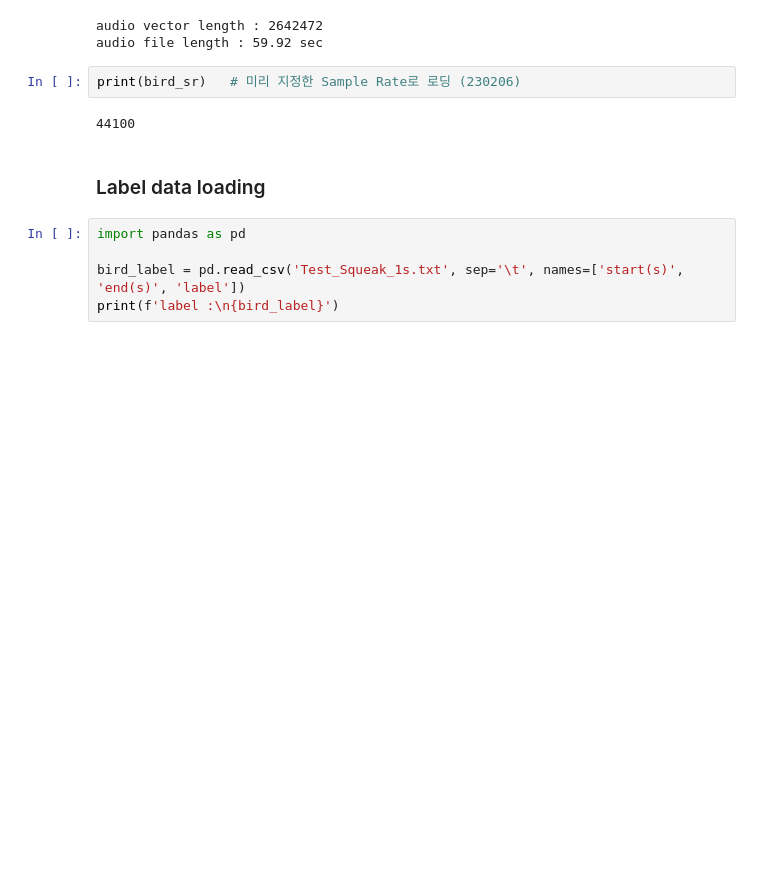
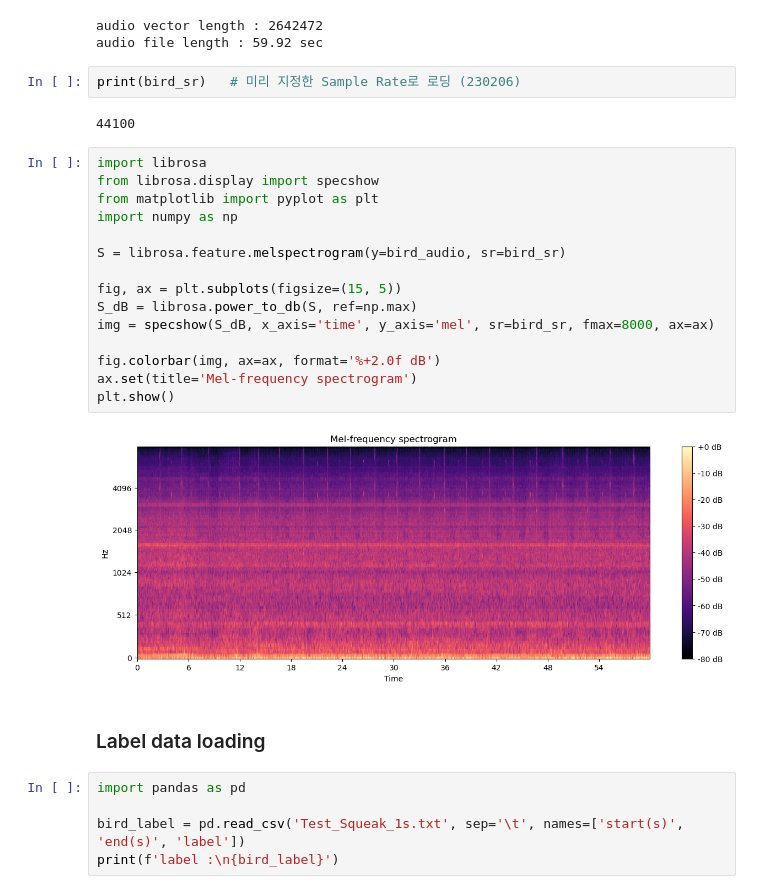
Before and after one commit to wontaeleeterry/Audio_PyTorch_Pjt, a Jupyter notebook: Sound_Frame_Labeling_Stride_230203_new_sound_sample_New_Sample_Rate_230206.ipynb, the cells around one changed output. Cells and saved outputs as stored; diff of their text form; blank space fills up the shorter version.

```diff
--- a/Sound_Frame_Labeling_Stride_230203_new_sound_sample_New_Sample_Rate_230206.ipynb
+++ b/Sound_Frame_Labeling_Stride_230203_new_sound_sample_New_Sample_Rate_230206.ipynb
@@ -14,6 +14,23 @@ audio file length : 59.92 sec
 print(bird_sr)   # 미리 지정한 Sample Rate로 로딩 (230206)
 # %% [output]
 44100
+# %%
+import librosa
+from librosa.display import specshow
+from matplotlib import pyplot as plt
+import numpy as np
+
+S = librosa.feature.melspectrogram(y=bird_audio, sr=bird_sr)
+
+fig, ax = plt.subplots(figsize=(15, 5))
+S_dB = librosa.power_to_db(S, ref=np.max)
+img = specshow(S_dB, x_axis='time', y_axis='mel', sr=bird_sr, fmax=8000, ax=ax)
+
+fig.colorbar(img, ax=ax, format='%+2.0f dB')
+ax.set(title='Mel-frequency spectrogram')
+plt.show()
+# %% [output]
+[figure, added]
 # %% [markdown]
 ### Label data loading
 # %%
```
Also changed, not shown: parts of 1 cell of this notebook.
